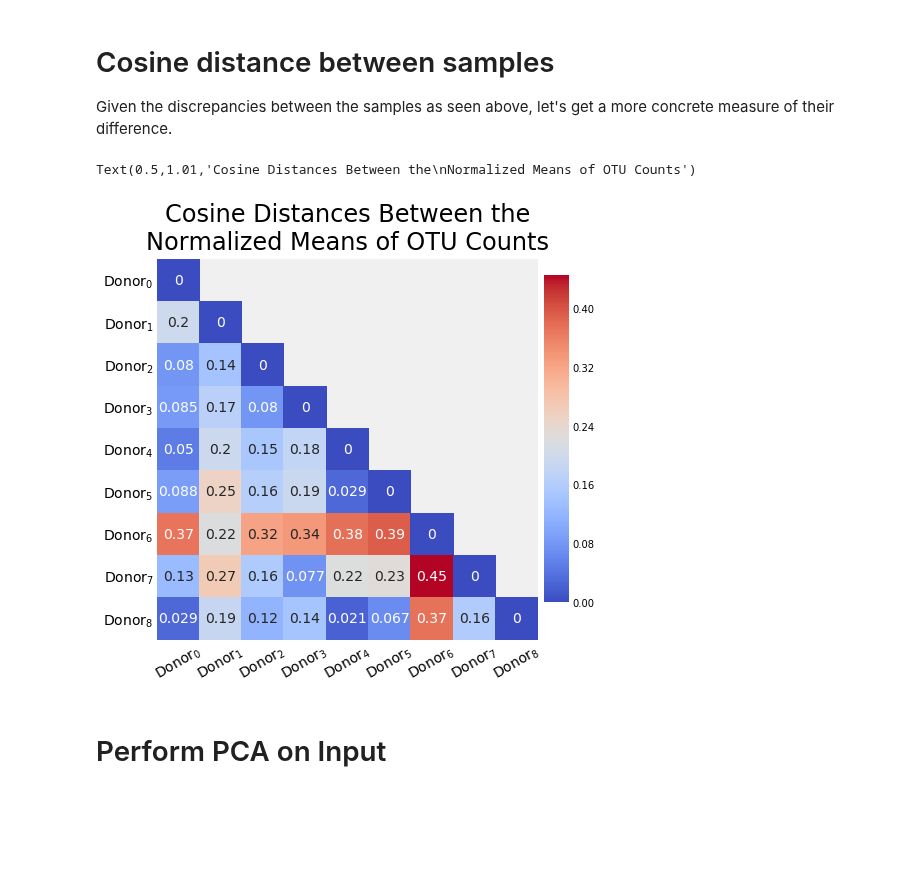
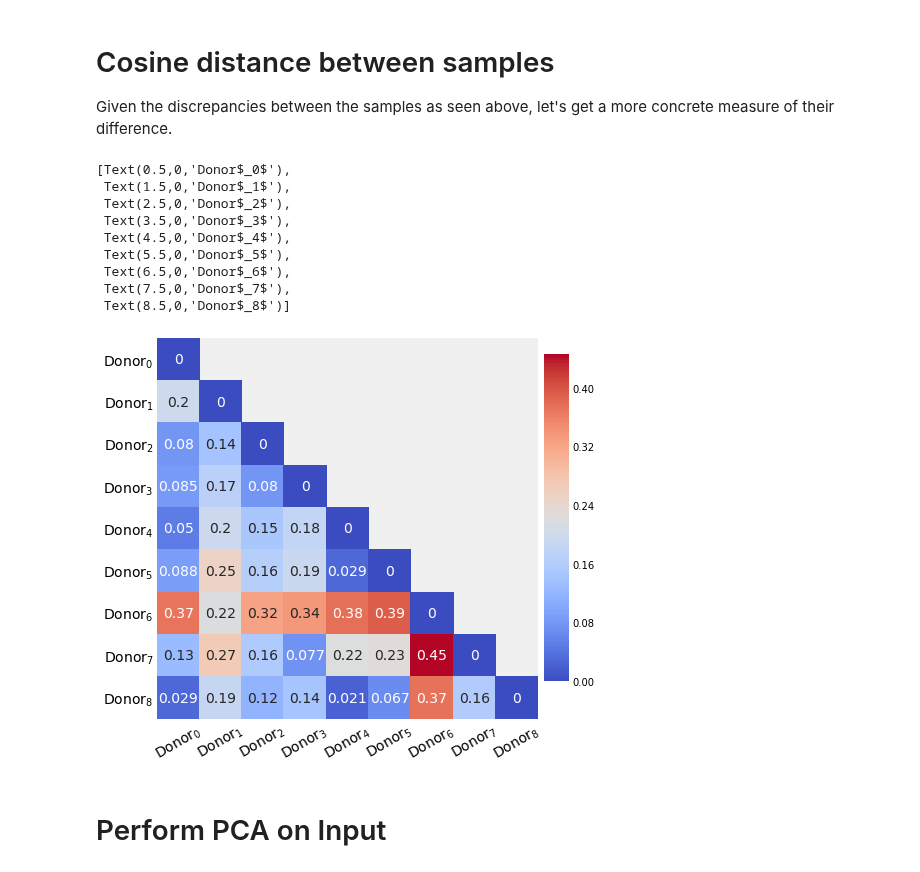
Before and after one commit to michaelwiest/microbiome-rnn, a Jupyter notebook: notebooks/Input Analysis.ipynb, the cells around one changed output. Drawn from its saved outputs; the diff is of its cells as text; code cells hidden in the pictures; blank space fills up the shorter version.

```diff
--- a/notebooks/Input Analysis.ipynb
+++ b/notebooks/Input Analysis.ipynb
@@ -139,5 +139,5 @@ cbar_ax = fig.add_axes([0.85, 0.0, 0.05, 1])
 cb = plt.colorbar(sm, cax=cbar_ax)
 cb.ax.get_yaxis().set_ticks([])
 for j, lab in enumerate(labels):
-    cb.ax.text(1, (3.3 * j + 1) / 26.0, lab, ha='left', va='center', fontsize=10)
+    cb.ax.text(1, 0.02 + (3.3 * j + 1) / 26.0, lab, ha='left', va='center', fontsize=10)
 # %% [output]
@@ -271,26 +271,34 @@ for data in [donor_means, donor_stds]:
 # %%
 fig, ax = plt.subplots(figsize=(7, 7))
 cbar_ax = fig.add_axes([.905, 0.2, .05, .65])
 
 ax = sns.heatmap(outputs[0],
                 cmap='coolwarm',
                 vmax=np.nanmax(outputs[0]),
                 vmin=0,
                 square=True,
                 annot=outputs[0],
                 yticklabels=file_labs,
                 xticklabels=file_labs,
                 annot_kws={'fontsize': 14},
                 cbar_ax=cbar_ax,
                 cbar=True,
                 ax=ax)
 ax.set_yticklabels(file_labs, rotation=0, fontsize=14)
 ax.set_xticklabels(file_labs, rotation=30, fontsize=14)
-ax.set_title('Cosine Distances Between the\nNormalized Means of OTU Counts',
-          y=1.01, fontsize=24)
+# ax.set_title('Cosine Distances Between the\nNormalized Means of OTU Counts',
+#           y=1.01, fontsize=24)
 # %% [output]
-Text(0.5,1.01,'Cosine Distances Between the\nNormalized Means of OTU Counts')
+[Text(0.5,0,'Donor$_0$'),
+ Text(1.5,0,'Donor$_1$'),
+ Text(2.5,0,'Donor$_2$'),
+ Text(3.5,0,'Donor$_3$'),
+ Text(4.5,0,'Donor$_4$'),
+ Text(5.5,0,'Donor$_5$'),
+ Text(6.5,0,'Donor$_6$'),
+ Text(7.5,0,'Donor$_7$'),
+ Text(8.5,0,'Donor$_8$')]
-[figure, old version]
+[figure, new version]
 # %% [markdown]
 # Perform PCA on Input
 # %%
```
Also changed, not shown: parts of 7 cells of this notebook.
